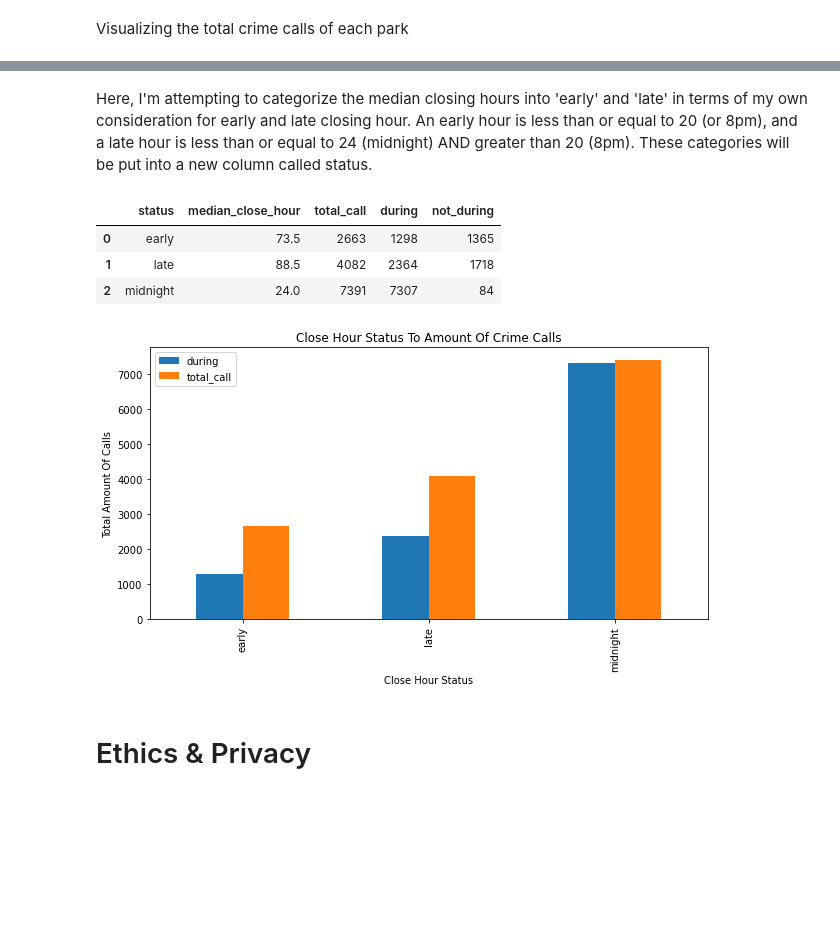
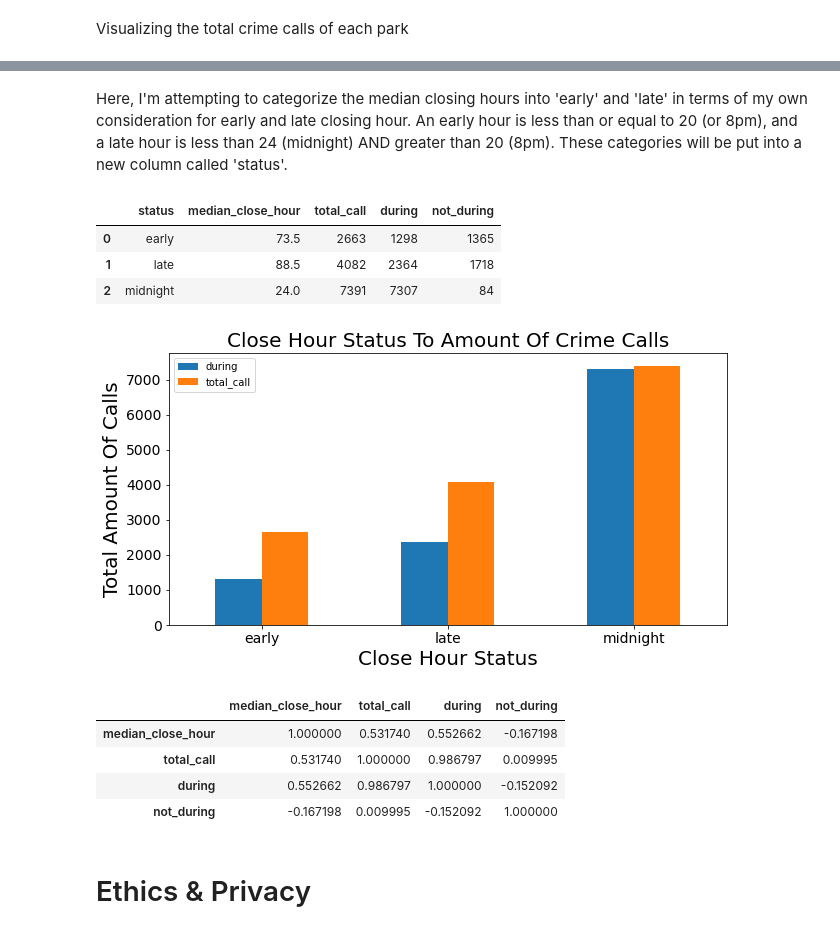
Before and after one commit to tnl001/individual_fa20, a Jupyter notebook: final_project/FinalProject_tnl001.ipynb, the cells around one changed output, grey strips where cells are left out. Cells and saved outputs as stored; diff of their text form; code cells hidden in the pictures; blank space fills up the shorter version.

```diff
--- a/final_project/FinalProject_tnl001.ipynb
+++ b/final_project/FinalProject_tnl001.ipynb
@@ -894,11 +875,0 @@ f1 = plt.gcf()
-# %%
-week_days = ['mon','tue','wed','thur','fri','sat','sun']
-open_all_day = []
-close_before_8 = []
-close_before_11 = []
-
-for i in range(0, len(cl_park_data['name'].tolist())):
-    all_day = ['0-24','0-24','0-24','0-24','0-24','0-24','0-24',]
-    if cl_park_data.iloc[i][week_days].tolist() == all_day:
-        open_all_day.append(cl_park_data.iloc[i]['name'])
-    elif cl_park_data.iloc[i]
@@ -917,6 +876,6 @@ open_all_day
 # %%
 grouped_by_hour = cl_park_data.groupby('median_close_hour', as_index=False)
-grouped_by_hour = grouped_by_hour.sum().sort_values('total_call').reset_index(drop=True)
+grouped_by_hour = grouped_by_hour.sum().sort_values('median_close_hour').reset_index(drop=True)
 # %%
 grouped_by_hour
 # %% [output]
@@ -953,5 +917,5 @@ f3 = plt.gcf()
 # %% [markdown]
-Here, I'm attempting to categorize the median closing hours into 'early' and 'late' in terms of my own consideration for early and late closing hour. An early hour is less than or equal to 20 (or 8pm), and a late hour is less than or equal to 24 (midnight) AND greater than 20 (8pm). These categories will be put into a new column called status.
+Here, I'm attempting to categorize the median closing hours into 'early' and 'late' in terms of my own consideration for early and late closing hour. An early hour is less than or equal to 20 (or 8pm), and a late hour is less than 24 (midnight) AND greater than 20 (8pm). These categories will be put into a new column called 'status'.
 # %%
 grouped_by_hour['status'] = ''
 # %%
@@ -973,13 +937,23 @@ grouped_by_status
 | 1 | late | 88.5 | 4082 | 2364 | 1718 |
 | 2 | midnight | 24.0 | 7391 | 7307 | 84 |
 # %%
-grouped_by_status.plot(x='status', y=['during','total_call'], kind='bar', figsize=(10,5), legend=True)
-plt.title('Close Hour Status To Amount Of Crime Calls')
-plt.xlabel('Close Hour Status')
-plt.ylabel('Total Amount Of Calls')
+grouped_by_status.plot(x='status', y=['during','total_call'], kind='bar', figsize=(10,5), rot=0, legend=True)
+plt.title('Close Hour Status To Amount Of Crime Calls', size=20)
+plt.xlabel('Close Hour Status', size=20)
+plt.ylabel('Total Amount Of Calls', size=20)
+plt.xticks(fontsize=14)
+plt.yticks(fontsize=14)
 f4 = plt.gcf()
 # %% [output]
-[figure, old version]
+[figure, new version]
+# %%
+grouped_by_hour.corr()
+# %% [output]
+|  | median_close_hour | total_call | during | not_during |
+| median_close_hour | 1.000000 | 0.531740 | 0.552662 | -0.167198 |
+| total_call | 0.531740 | 1.000000 | 0.986797 | 0.009995 |
+| during | 0.552662 | 0.986797 | 1.000000 | -0.152092 |
+| not_during | -0.167198 | 0.009995 | -0.152092 | 1.000000 |
 # %% [markdown]
 # Ethics & Privacy
 # %% [markdown]
```
Also changed, not shown: parts of 9 cells of this notebook.
